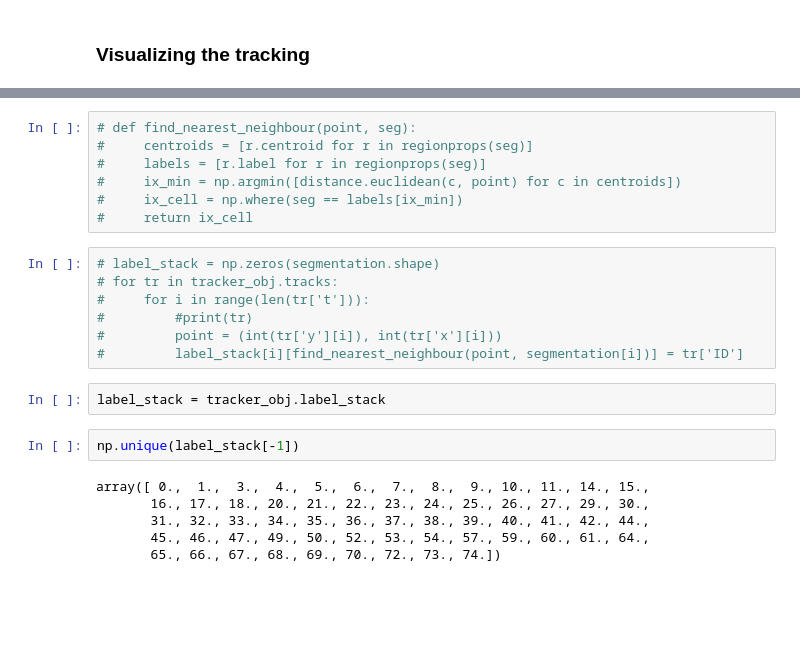
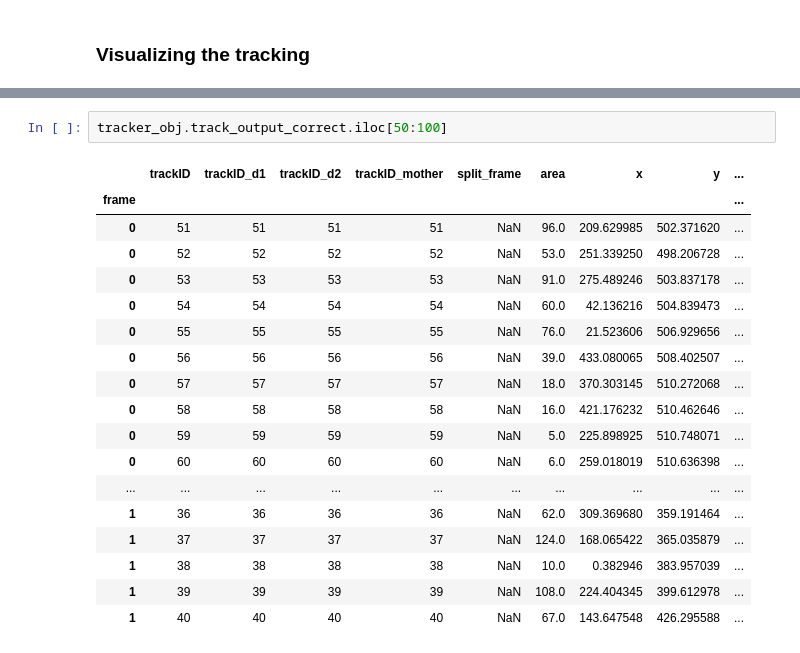
Before and after one commit to ajrzepiela/midap, a Jupyter notebook: notebook/bayesian_tracking.ipynb, the cells around one changed output, grey strips where cells are left out. Cells and saved outputs as stored; diff of their text form; blank space fills up the shorter version.

Commit message:
Add ccorrection of dataframe

```diff
--- a/notebook/bayesian_tracking.ipynb
+++ b/notebook/bayesian_tracking.ipynb
@@ -113,27 +80,24 @@ tracker_obj.convert_data()
-# %%
-# def find_nearest_neighbour(point, seg):
-#     centroids = [r.centroid for r in regionprops(seg)]
-#     labels = [r.label for r in regionprops(seg)]
-#     ix_min = np.argmin([distance.euclidean(c, point) for c in centroids])
-#     ix_cell = np.where(seg == labels[ix_min])
-#     return ix_cell
-# %%
-# label_stack = np.zeros(segmentation.shape)
-# for tr in tracker_obj.tracks:
-#     for i in range(len(tr['t'])):
-#         #print(tr)
-#         point = (int(tr['y'][i]), int(tr['x'][i]))
-#         label_stack[i][find_nearest_neighbour(point, segmentation[i])] = tr['ID']
-# %%
-label_stack = tracker_obj.label_stack
-# %%
-np.unique(label_stack[-1])
-# %% [output]
-array([ 0.,  1.,  3.,  4.,  5.,  6.,  7.,  8.,  9., 10., 11., 14., 15.,
-       16., 17., 18., 20., 21., 22., 23., 24., 25., 26., 27., 29., 30.,
-       31., 32., 33., 34., 35., 36., 37., 38., 39., 40., 41., 42., 44.,
-       45., 46., 47., 49., 50., 52., 53., 54., 57., 59., 60., 61., 64.,
-       65., 66., 67., 68., 69., 70., 72., 73., 74.])
+# %%
+tracker_obj.track_output_correct.iloc[50:100]
+# %% [output]
+|  | trackID | trackID_d1 | trackID_d2 | trackID_mother | split_frame | area | x | y | ... |
+| frame |  |  |  |  |  |  |  |  | ... |
+| 0 | 51 | 51 | 51 | 51 | NaN | 96.0 | 209.629985 | 502.371620 | ... |
+| 0 | 52 | 52 | 52 | 52 | NaN | 53.0 | 251.339250 | 498.206728 | ... |
+| 0 | 53 | 53 | 53 | 53 | NaN | 91.0 | 275.489246 | 503.837178 | ... |
+| 0 | 54 | 54 | 54 | 54 | NaN | 60.0 | 42.136216 | 504.839473 | ... |
+| 0 | 55 | 55 | 55 | 55 | NaN | 76.0 | 21.523606 | 506.929656 | ... |
+| 0 | 56 | 56 | 56 | 56 | NaN | 39.0 | 433.080065 | 508.402507 | ... |
+| 0 | 57 | 57 | 57 | 57 | NaN | 18.0 | 370.303145 | 510.272068 | ... |
+| 0 | 58 | 58 | 58 | 58 | NaN | 16.0 | 421.176232 | 510.462646 | ... |
+| 0 | 59 | 59 | 59 | 59 | NaN | 5.0 | 225.898925 | 510.748071 | ... |
+| 0 | 60 | 60 | 60 | 60 | NaN | 6.0 | 259.018019 | 510.636398 | ... |
+| ... | ... | ... | ... | ... | ... | ... | ... | ... | ... |
+| 1 | 36 | 36 | 36 | 36 | NaN | 62.0 | 309.369680 | 359.191464 | ... |
+| 1 | 37 | 37 | 37 | 37 | NaN | 124.0 | 168.065422 | 365.035879 | ... |
+| 1 | 38 | 38 | 38 | 38 | NaN | 10.0 | 0.382946 | 383.957039 | ... |
+| 1 | 39 | 39 | 39 | 39 | NaN | 108.0 | 224.404345 | 399.612978 | ... |
+| 1 | 40 | 40 | 40 | 40 | NaN | 67.0 | 143.647548 | 426.295588 | ... |
 # %%
 plt.figure(figsize=(15,10))
 ax = plt.subplot(1,3,1)
```
Also changed, not shown: parts of 15 cells of this notebook, 2 other files.
